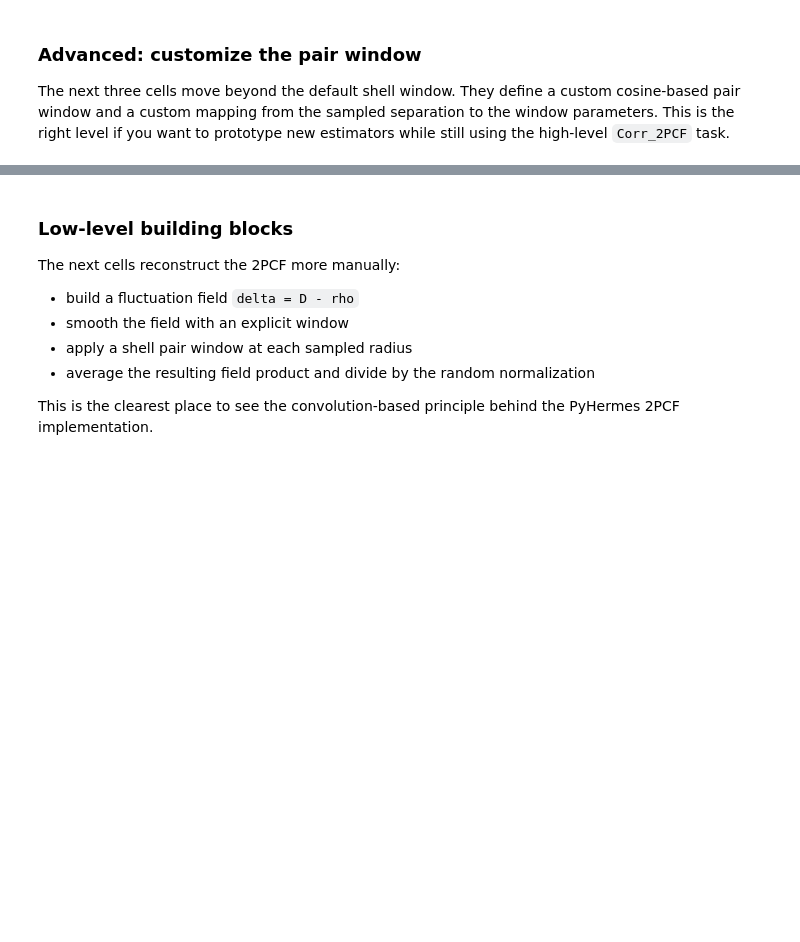
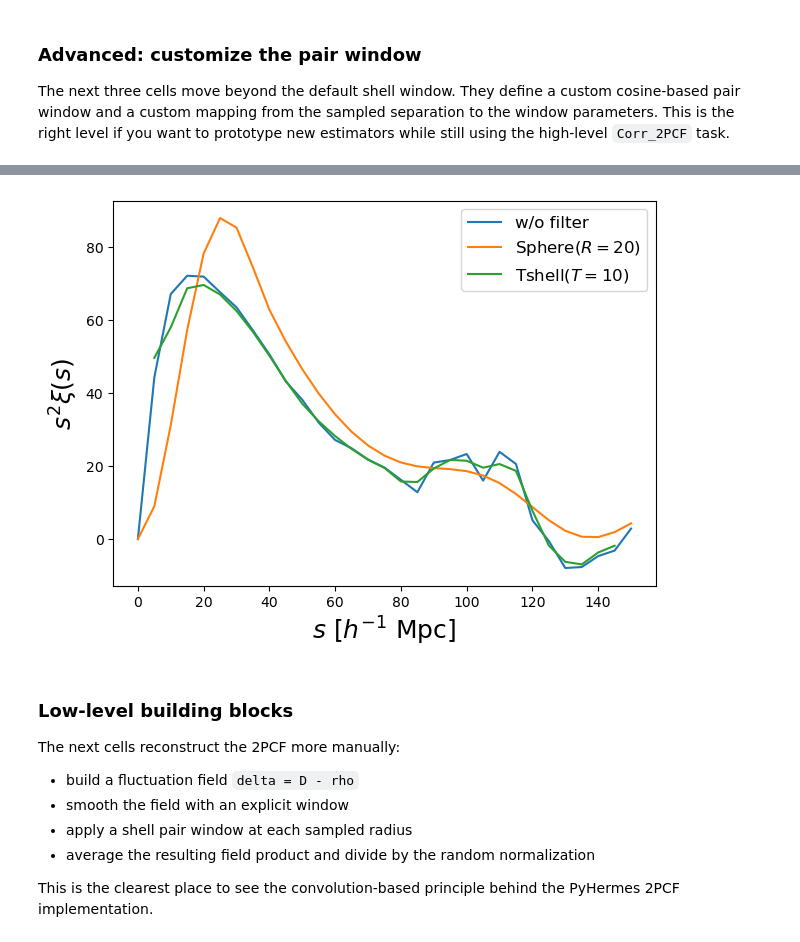
Before and after one commit to SYSUSPA-Projects/PyHermes, a Jupyter notebook: examples/notebooks/corr2pcf.ipynb, the cells around one changed output, grey strips where cells are left out. Saved outputs shown, nothing was run; the diff lists cells and outputs as text; code cells hidden in the pictures; blank space fills up the shorter version.

```diff
--- a/examples/notebooks/corr2pcf.ipynb
+++ b/examples/notebooks/corr2pcf.ipynb
@@ -121,7 +121,7 @@ task.random1 = 'uniform'
 task.random2 = R
 task.window1 = win_params
 task.window2 = win_tophat20
-task.sampling['s'] = np.linspace(0, 150, 26)
+task.sampling['s'] = np.linspace(0, 150, 31)
 task.products = "xi"
 task.threads = 8
 corr2pcf_sph20 = task.run(save_result=False)
@@ -210,0 +226,10 @@ plt.show()
+# %%
+task = Corr_2PCF()
+task.convols_data1 = './output/quijote8000_snap004_sfc.pkl'
+task.convols_data2 = './output/quijote8000_snap004_sfc.pkl'
+task.random1 = 'uniform'
+task.random2 = 'uniform'
+task.pair_window = pair_win_params
+task.sampling['s'] = np.linspace(5, 145, 29)
+task.threads = 8
+corr2pcf_gauss8_Tshell = task.run(save_result=False)
@@ -211,3 +254,16 @@ plt.show()
+# %%
+plt.figure(figsize=(7, 5))
+plt.plot(corr2pcf.s, corr2pcf.xi*corr2pcf.s**2, label='w/o filter')
+plt.plot(corr2pcf_sph20.s, corr2pcf_sph20.xi*corr2pcf_sph20.s**2, label=rf'Sphere($R=20$)')
+# plt.plot(corr2pcf_gauss8_cosine.s, corr2pcf_gauss8_cosine.xi*corr2pcf_gauss8_cosine.s**2, label=rf'Gauss($R=8$) cos')
+plt.plot(corr2pcf_gauss8_Tshell.s, corr2pcf_gauss8_Tshell.xi*corr2pcf_gauss8_Tshell.s**2, label=rf'Tshell($T=10$)')
+
+plt.xlabel(r'$s\ [h^{-1}\ \mathrm{Mpc}]$', fontsize='18')
+plt.ylabel(r'$s^2 \xi(s)$', fontsize='18')
+plt.legend(loc='best', fontsize='12')
+plt.show()
+# %% [output]
+[figure, added]
 # %% [markdown]
 ### Low-level building blocks
 
```
Also changed, not shown: parts of 15 cells of this notebook.
